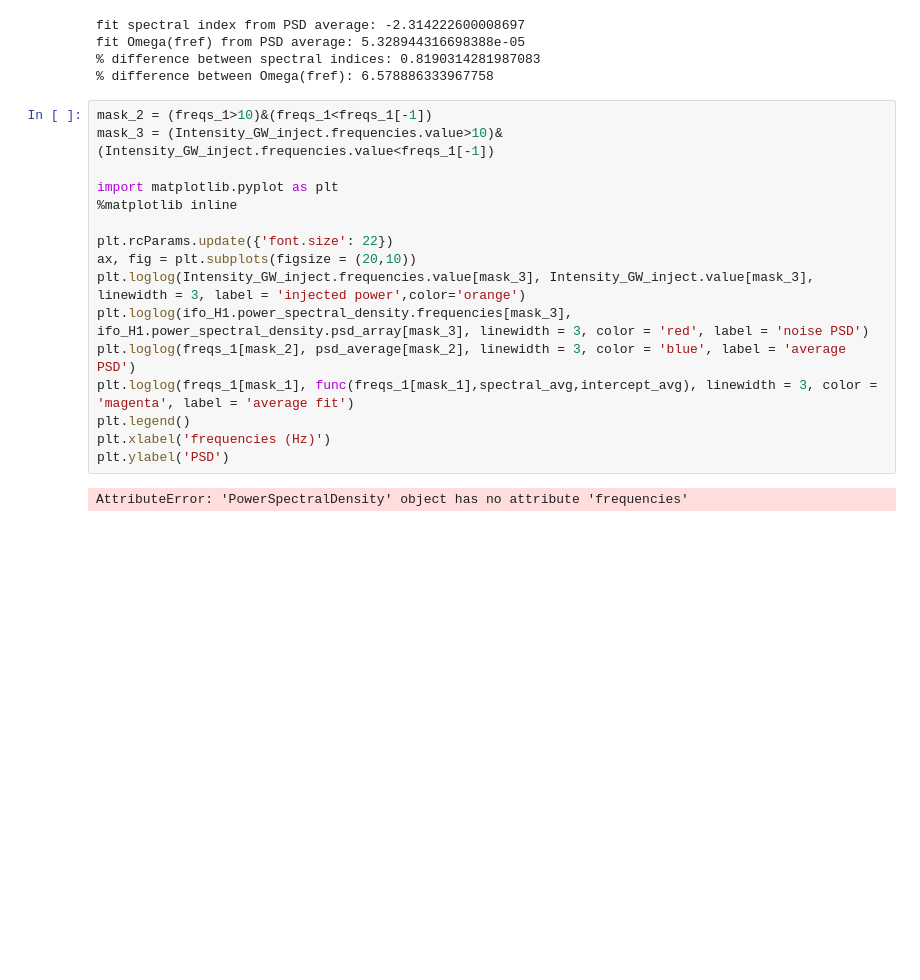
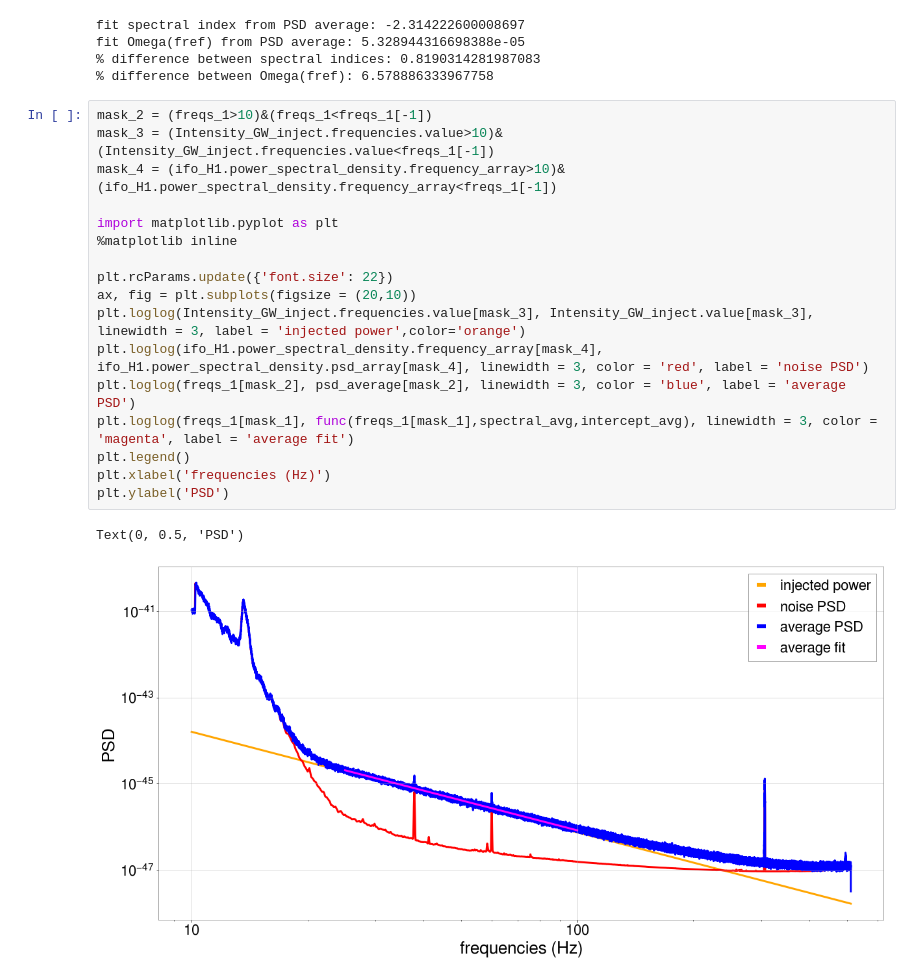
Before and after one commit to a-renzini/pygwb, a Jupyter notebook: tutorials/generate_stochastic_data_recovery_test.ipynb, the cells around one changed output. Saved outputs shown, nothing was run; the diff lists cells and outputs as text; blank space fills up the shorter version.

```diff
--- a/tutorials/generate_stochastic_data_recovery_test.ipynb
+++ b/tutorials/generate_stochastic_data_recovery_test.ipynb
@@ -157,18 +157,20 @@ fit Omega(fref) from PSD average: 5.328944316698388e-05
 # %%
 mask_2 = (freqs_1>10)&(freqs_1<freqs_1[-1])
 mask_3 = (Intensity_GW_inject.frequencies.value>10)&(Intensity_GW_inject.frequencies.value<freqs_1[-1])
+mask_4 = (ifo_H1.power_spectral_density.frequency_array>10)&(ifo_H1.power_spectral_density.frequency_array<freqs_1[-1])
 
 import matplotlib.pyplot as plt
 %matplotlib inline
 
 plt.rcParams.update({'font.size': 22})
 ax, fig = plt.subplots(figsize = (20,10))
 plt.loglog(Intensity_GW_inject.frequencies.value[mask_3], Intensity_GW_inject.value[mask_3], linewidth = 3, label = 'injected power',color='orange')
-plt.loglog(ifo_H1.power_spectral_density.frequencies[mask_3], ifo_H1.power_spectral_density.psd_array[mask_3], linewidth = 3, color = 'red', label = 'noise PSD')
+plt.loglog(ifo_H1.power_spectral_density.frequency_array[mask_4], ifo_H1.power_spectral_density.psd_array[mask_4], linewidth = 3, color = 'red', label = 'noise PSD')
 plt.loglog(freqs_1[mask_2], psd_average[mask_2], linewidth = 3, color = 'blue', label = 'average PSD')
 plt.loglog(freqs_1[mask_1], func(freqs_1[mask_1],spectral_avg,intercept_avg), linewidth = 3, color = 'magenta', label = 'average fit')
 plt.legend()
 plt.xlabel('frequencies (Hz)')
 plt.ylabel('PSD')
 # %% [output]
-AttributeError: 'PowerSpectralDensity' object has no attribute 'frequencies'
+Text(0, 0.5, 'PSD')
+[figure, added]
```
